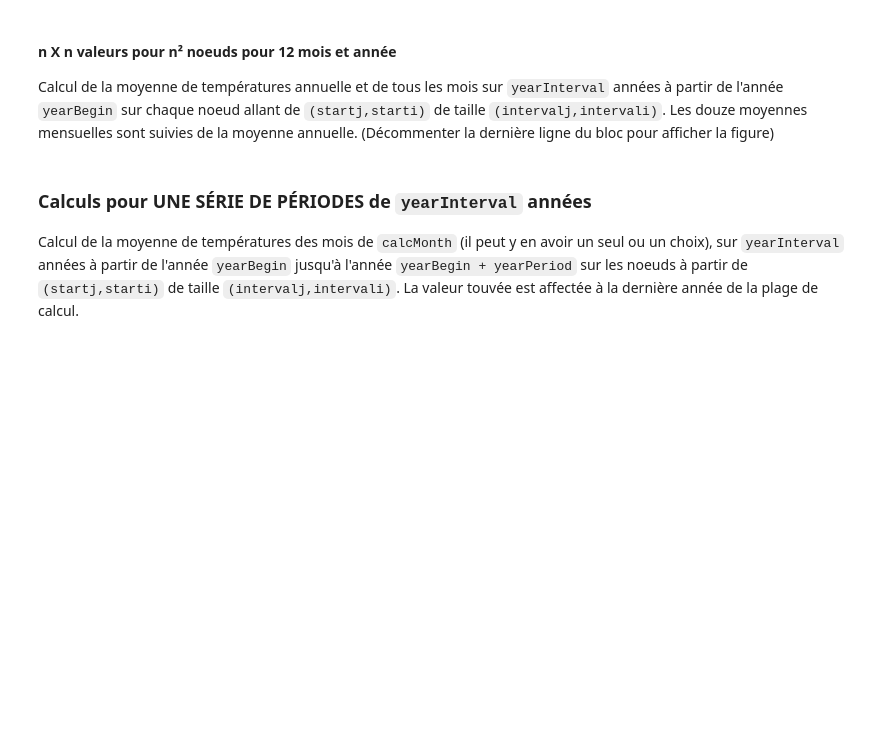
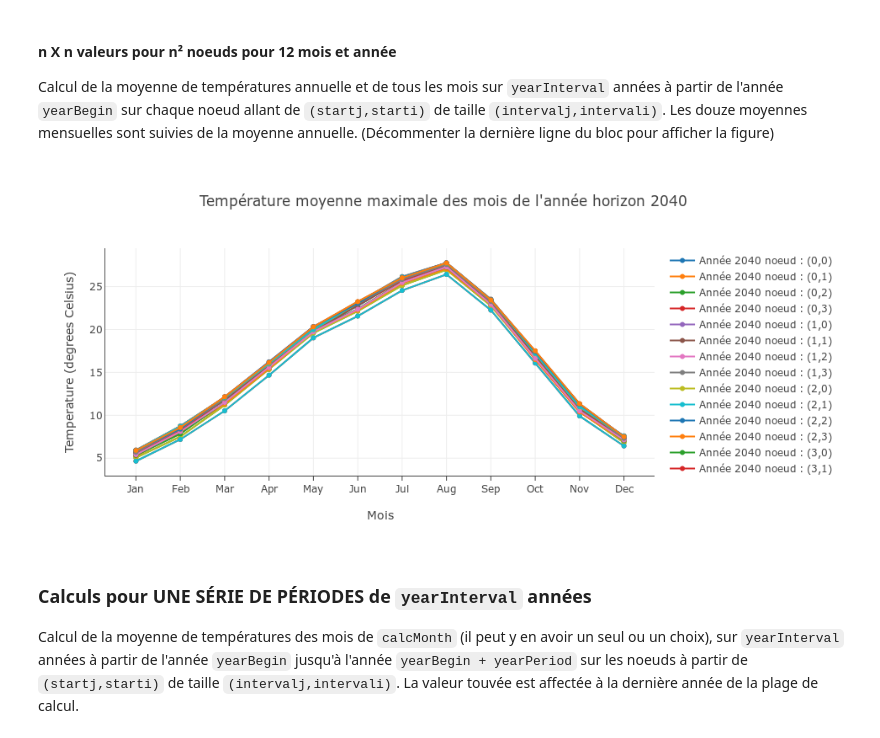
Before and after one commit to g-vidal/CahiersDeProgrammesClimat, a Jupyter notebook: climatLyon-1.ipynb, the cells around one changed output. Cells and saved outputs as stored; diff of their text form; code cells hidden in the pictures; blank space fills up the shorter version.

```diff
--- a/climatLyon-1.ipynb
+++ b/climatLyon-1.ipynb
@@ -293,33 +281,35 @@ trace = [] * nbnoeuds
 # %%
 for p in range(intervalj) :
     for q in range(intervali) :
         order = p * intervalj + q
         trace = go.Scatter(
             x = lyon_month[0:12],
             y = moyAreaInterval[:,p,q],
             name ='Année 2040 noeud : (%s'%(str(p)+','+str(q)+')')
         )
         data.append(trace)
 
 layout = dict (
            title = "Température moyenne maximale des mois de l'année horizon 2040",
            xaxis = dict(
                  title = 'Mois',
                  showline=True,
                  showticklabels=True,
                  ticklen=5
              ),
              yaxis = dict(
                  title = 'Temperature (degrees Celsius)',
                  showline=True,
                  showticklabels=True
              ),
 )
 
 
 fig = dict(data=data, layout=layout)
 
-#py.iplot(fig, filename='basic-line')
+py.iplot(fig, filename='basic-line')
+# %% [output]
+[figure, added]
 # %% [markdown]
 ### Calculs pour UNE SÉRIE DE  PÉRIODES de  `yearInterval` années
 
```
Also changed, not shown: parts of 3 cells of this notebook, 2 other files.
